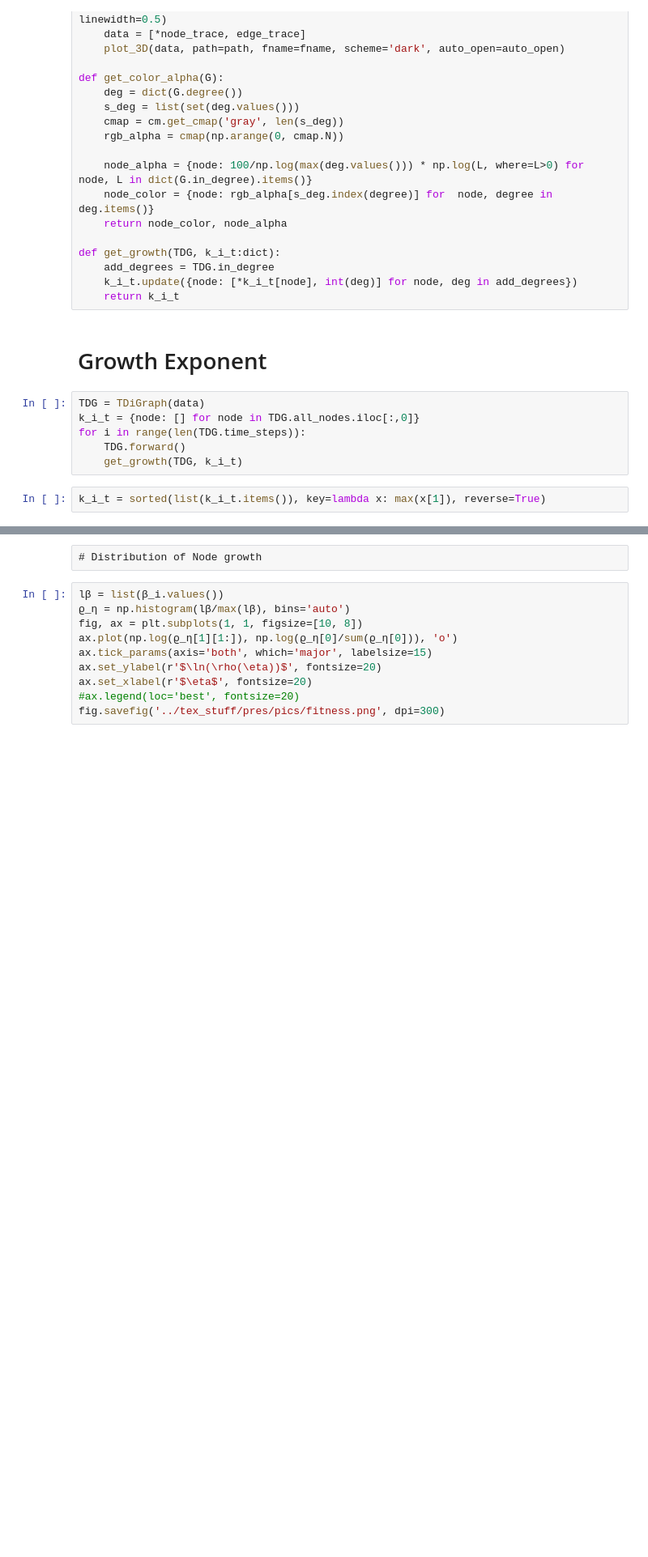
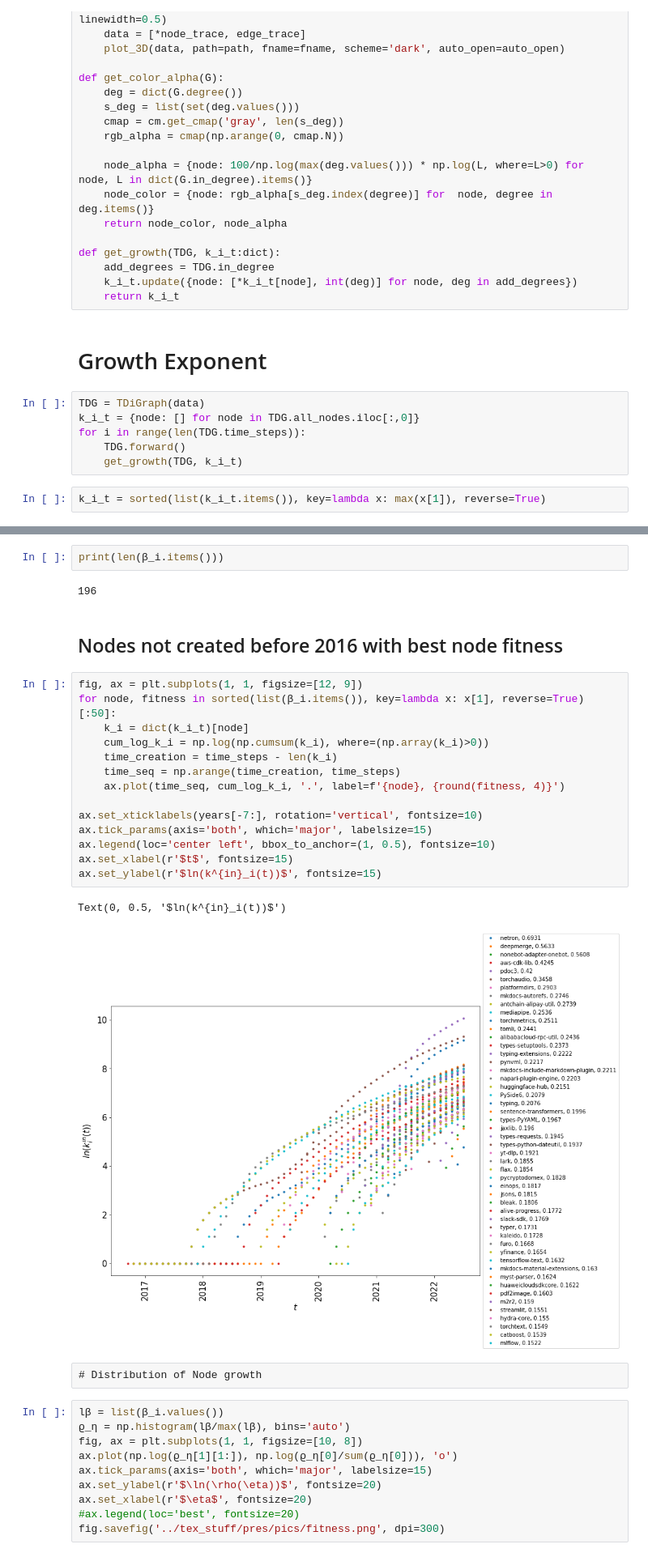
Before and after one commit to miksa234/vrproject, a Jupyter notebook: src/network_dynamic.ipynb, the cells around one changed output, grey strips where cells are left out. Shown at 81% size. Saved outputs shown, nothing was run; the diff lists cells and outputs as text; blank space fills up the shorter version.

```diff
--- a/src/network_dynamic.ipynb
+++ b/src/network_dynamic.ipynb
@@ -172,3 +171,26 @@ fig.savefig('../tex_stuff/pres/pics/deg_2016_growth.png', dpi=300)
+# %%
+print(len(β_i.items()))
+# %% [output]
+196
+# %% [markdown]
+## Nodes not created before 2016 with best node fitness
+# %%
+fig, ax = plt.subplots(1, 1, figsize=[12, 9])
+for node, fitness in sorted(list(β_i.items()), key=lambda x: x[1], reverse=True)[:50]:
+    k_i = dict(k_i_t)[node]
+    cum_log_k_i = np.log(np.cumsum(k_i), where=(np.array(k_i)>0))
+    time_creation = time_steps - len(k_i)
+    time_seq = np.arange(time_creation, time_steps)
+    ax.plot(time_seq, cum_log_k_i, '.', label=f'{node}, {round(fitness, 4)}')
+
+ax.set_xticklabels(years[-7:], rotation='vertical', fontsize=10)
+ax.tick_params(axis='both', which='major', labelsize=15)
+ax.legend(loc='center left', bbox_to_anchor=(1, 0.5), fontsize=10)
+ax.set_xlabel(r'$t$', fontsize=15)
+ax.set_ylabel(r'$ln(k^{in}_i(t))$', fontsize=15)
+# %% [output]
+Text(0, 0.5, '$ln(k^{in}_i(t))$')
+[figure, added]
 # %% [raw]
 # Distribution of Node growth
 # %%
```
Also changed, not shown: parts of 2 cells of this notebook, 6 other files.
